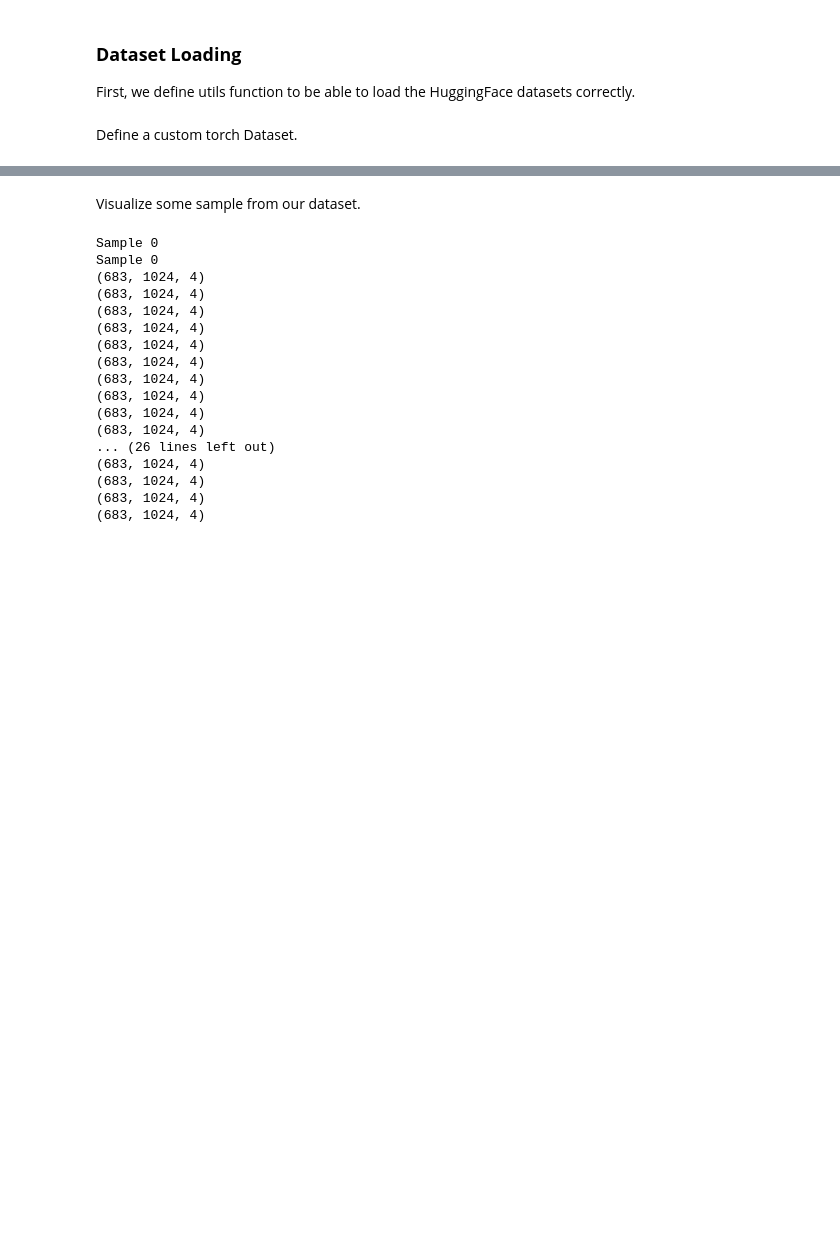
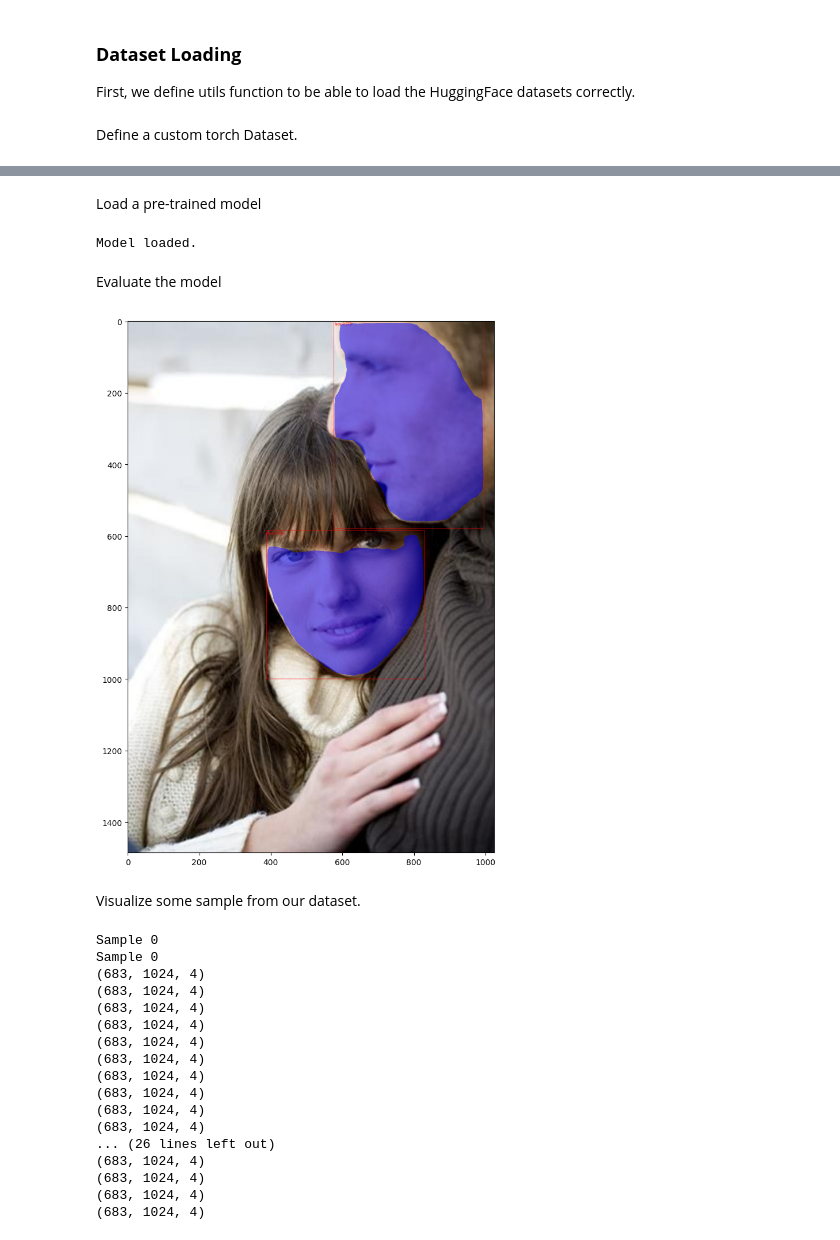
Before and after one commit to DjuloFyro/FaceSegLite, a Jupyter notebook: notebooks/fsl_building_model.ipynb, the cells around one changed output, grey strips where cells are left out. Saved outputs shown, nothing was run; the diff lists cells and outputs as text; code cells hidden in the pictures; blank space fills up the shorter version.

Commit message:
add: fine tuned model

```diff
--- a/notebooks/fsl_building_model.ipynb
+++ b/notebooks/fsl_building_model.ipynb
@@ -142,0 +246,8 @@ class FslDataset(Dataset):
+# %%
+def get_transform(train):
+    transforms = []
+    if train:
+        transforms.append(T.RandomHorizontalFlip(0.5))
+    transforms.append(T.ToDtype(torch.float, scale=True))
+    transforms.append(T.ToPureTensor())
+    return T.Compose(transforms)
@@ -143,3 +332,46 @@ class FslDataset(Dataset):
+# %% [markdown]
+Load a pre-trained model
+# %%
+# Load the model
+loaded_model = get_model_instance_segmentation(num_classes)
+loaded_model.load_state_dict(torch.load('../models/trained_model.pth', map_location=torch.device(device)))
+loaded_model.to(device)
+loaded_model.eval()  # Set the model to evaluation mode
+
+print("Model loaded.")
+# %% [output]
+Model loaded.
+# %% [markdown]
+Evaluate the model
+# %%
+image = read_image("../data/images/19--Couple/19_Couple_Couple_19_167.jpg")
+eval_transform = get_transform(train=False)
+
+loaded_model.eval()
+with torch.no_grad():
+    x = eval_transform(image)
+    # convert RGBA -> RGB and move to device
+    x = x[:3, ...].to(device)
+    predictions = loaded_model([x, ])
+    pred = predictions[0]
+
+image = (255.0 * (image - image.min()) / (image.max() - image.min())).to(torch.uint8)
+image = image[:3, ...]
+
+# Filter predictions with confidence score greater than 0.9
+filter_mask = pred["scores"] > 0.9
+pred_labels = [f"face: {score:.3f}" for score in pred["scores"][filter_mask]]
+pred_boxes = pred["boxes"][filter_mask].long()
+output_image = draw_bounding_boxes(image, pred_boxes, pred_labels, colors="red")
+
+masks = (pred["masks"][filter_mask] > 0.6).squeeze(1)
+output_image = draw_segmentation_masks(output_image, masks, alpha=0.5, colors="blue")
+
+plt.figure(figsize=(12, 12))
+plt.imshow(output_image.permute(1, 2, 0))
+plt.show()
+# %% [output]
+[figure, added]
 # %% [markdown]
 Visualize some sample from our dataset.
 # %%
```
Also changed, not shown: parts of 9 cells of this notebook, 1 other file.
